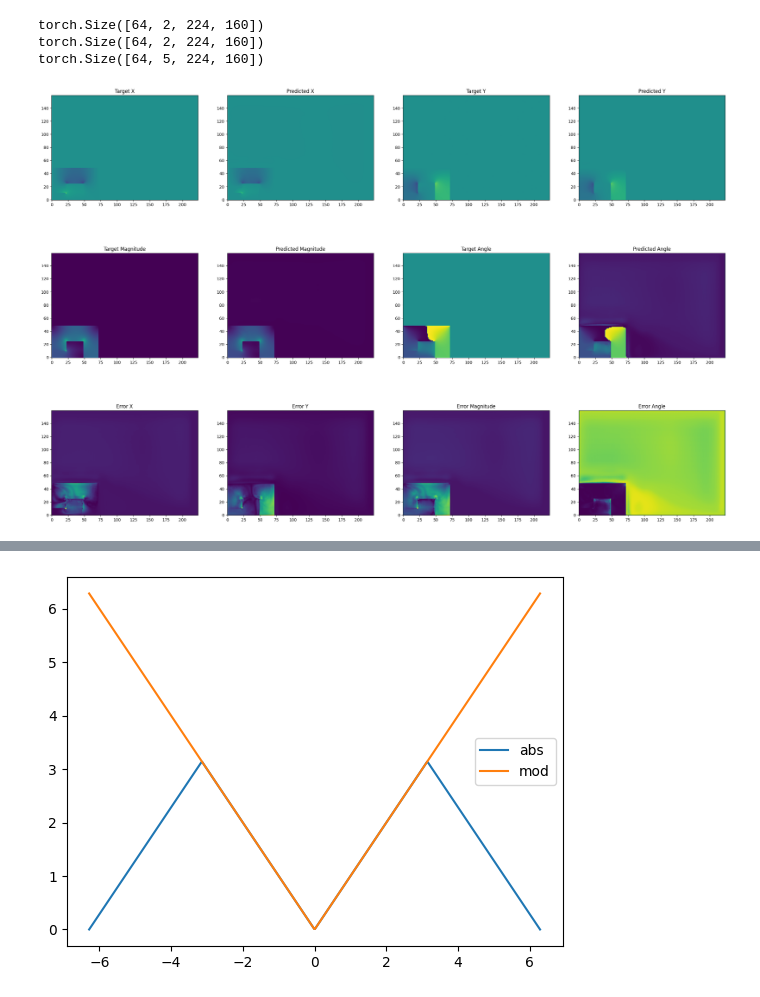
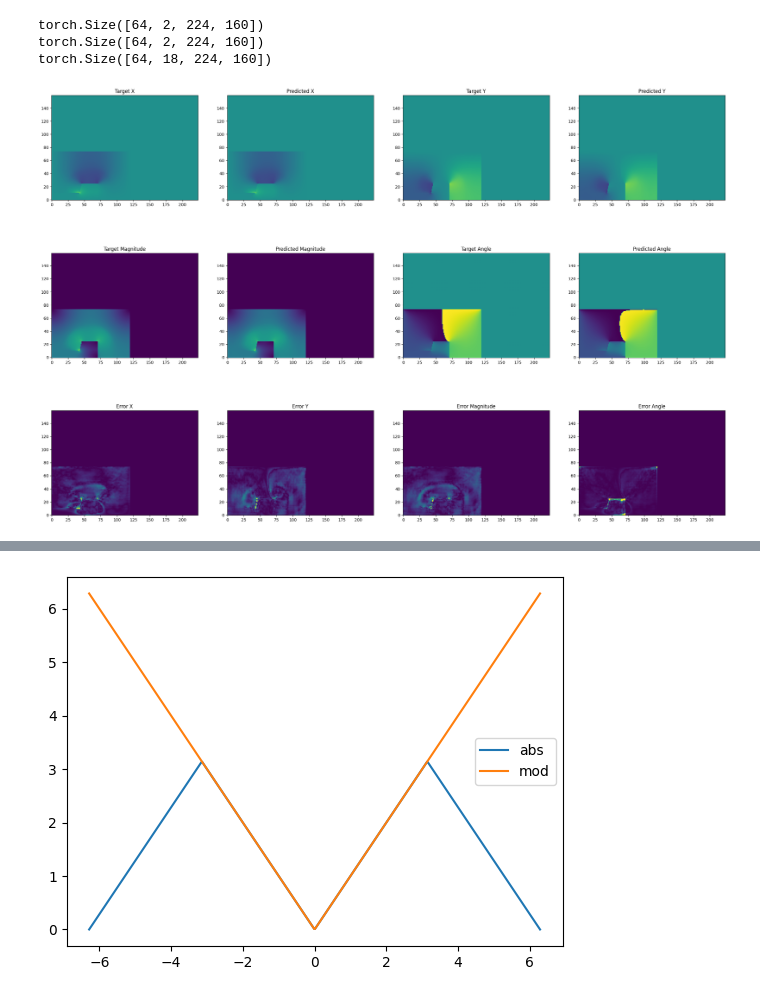
Before and after one commit to FlorianStummer/MaxAndFlorian, a Jupyter notebook: src/evaluation.ipynb, the cells around one changed output, grey strips where cells are left out. Saved outputs shown, nothing was run; the diff lists cells and outputs as text; code cells hidden in the pictures.

```diff
--- a/src/evaluation.ipynb
+++ b/src/evaluation.ipynb
@@ -83,12 +110,9 @@ Model loaded
 # %%
-model.load_state_dict(torch.load("../UNet_Dipole_H.pt"))
-model.eval()
-
 # test model
 for i, (x, y) in enumerate(test_loader):
 
-    if i == 10:
-        sample = 3
+    if i == 8:
+        sample = 28
         x = x.to(device, dtype=torch.float32)
         y = y.to(device, dtype=torch.float32)
         with torch.no_grad():
@@ -96,56 +120,62 @@ for i, (x, y) in enumerate(test_loader):
         print(y_pred.shape)
         print(y.shape)
         print(x.shape)
-
+        prio = x[sample, 17, :, :].cpu().detach().numpy().T
         tar_x = y[sample, 0, :, :].cpu().detach().numpy().T
         tar_y = y[sample, 1, :, :].cpu().detach().numpy().T
         pred_x = y_pred[sample, 0, :, :].cpu().detach().numpy().T
         pred_y = y_pred[sample, 1, :, :].cpu().detach().numpy().T
+        boolprio = prio > 0
+
+        tar_x = tar_x * boolprio
+        tar_y = tar_y * boolprio
+        pred_x = pred_x * boolprio
+        pred_y = pred_y * boolprio
 
         # interpret x and y as strength for a vector field in x and y direction - calculate the magnitude and the angle
         tar_mag = np.sqrt(tar_x**2 + tar_y**2)
-        tar_ang = np.arctan2(tar_y, tar_x)
+        tar_ang = np.arctan2(tar_y, tar_x) * boolprio
         pred_mag = np.sqrt(pred_x**2 + pred_y**2)
-        pred_ang = np.arctan2(pred_y, pred_x)
+        pred_ang = np.arctan2(pred_y, pred_x) * boolprio
 
         # calculate the error
         error_x = np.abs(tar_x - pred_x)
         error_y = np.abs(tar_y - pred_y)
         error_mag = np.abs(tar_mag - pred_mag)
         error_ang = np.abs(np.mod(tar_ang - pred_ang + np.pi, 2*np.pi) - np.pi)
 
         fig, ax = plt.subplots(3, 4, figsize=(30, 20))
         ax[0, 0].imshow(tar_x, origin='lower', vmin=-2, vmax=2)
         ax[0, 0].set_title("Target X")
         ax[0, 1].imshow(pred_x, origin='lower', vmin=-2, vmax=2)
         ax[0, 1].set_title("Predicted X")
         ax[0, 2].imshow(tar_y, origin='lower', vmin=-2, vmax=2)
         ax[0, 2].set_title("Target Y")
         ax[0, 3].imshow(pred_y, origin='lower', vmin=-2, vmax=2)
         ax[0, 3].set_title("Predicted Y")
         ax[1, 0].imshow(tar_mag, origin='lower', vmin=0, vmax=2)
         ax[1, 0].set_title("Target Magnitude")
         ax[1, 1].imshow(pred_mag, origin='lower', vmin=0, vmax=2)
         ax[1, 1].set_title("Predicted Magnitude")
         ax[1, 2].imshow(tar_ang, origin='lower', vmin=-np.pi, vmax=np.pi)
         ax[1, 2].set_title("Target Angle")
         ax[1, 3].imshow(pred_ang, origin='lower', vmin=-np.pi, vmax=np.pi)
         ax[1, 3].set_title("Predicted Angle")
-        ax[2, 0].imshow(error_x, origin='lower', vmin=0, vmax=0.2)
+        ax[2, 0].imshow(error_x, origin='lower', vmin=0, vmax=0.1)
         ax[2, 0].set_title("Error X")
-        ax[2, 1].imshow(error_y, origin='lower', vmin=0, vmax=0.2)
+        ax[2, 1].imshow(error_y, origin='lower', vmin=0, vmax=0.1)
         ax[2, 1].set_title("Error Y")
-        ax[2, 2].imshow(error_mag, origin='lower', vmin=0, vmax=0.2)
+        ax[2, 2].imshow(error_mag, origin='lower', vmin=0, vmax=0.1)
         ax[2, 2].set_title("Error Magnitude")
-        ax[2, 3].imshow(error_ang, origin='lower', vmin=0, vmax=np.pi)
+        ax[2, 3].imshow(error_ang, origin='lower', vmin=0, vmax=0.1*np.pi)
         ax[2, 3].set_title("Error Angle")
         plt.show()
         break
 # %% [output]
 torch.Size([64, 2, 224, 160])
 torch.Size([64, 2, 224, 160])
-torch.Size([64, 5, 224, 160])
+torch.Size([64, 18, 224, 160])
-[figure, old version]
+[figure, new version]
 # %%
 def get_errors(model, test_loader, figureOfMerit="all"):
     if figureOfMerit == "all":
```
Also changed, not shown: parts of 8 cells of this notebook.
